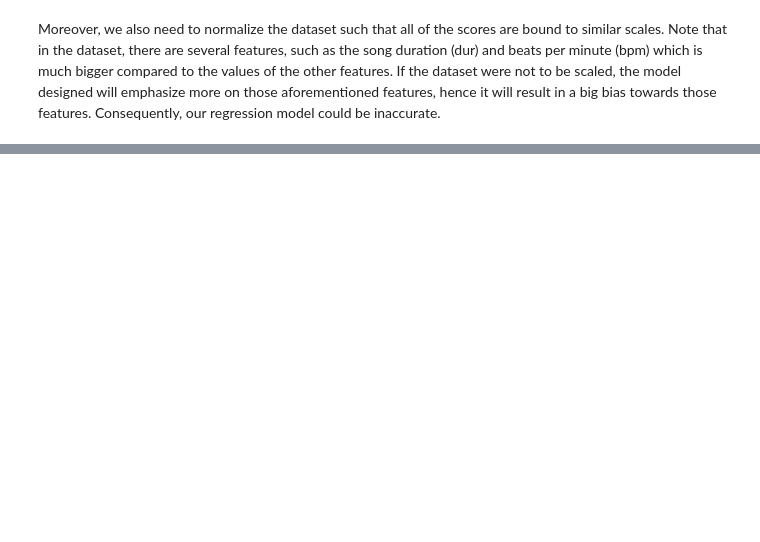
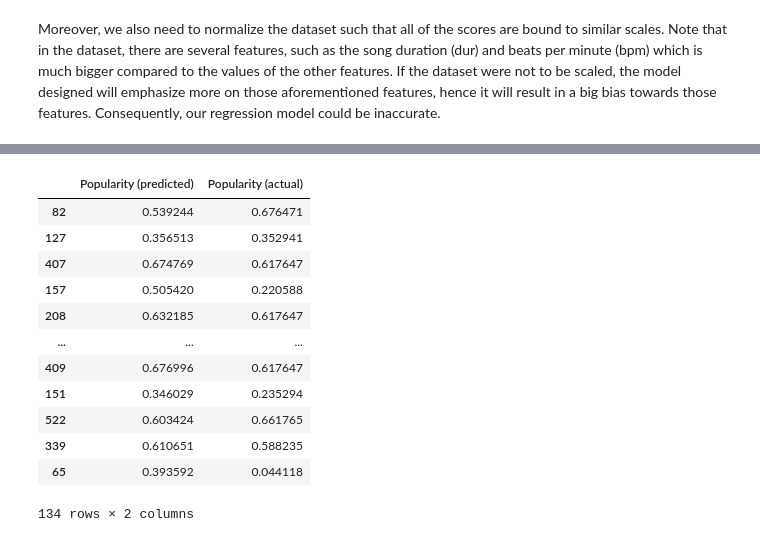
Before and after one commit to whenwe177/aids-final-project, a Jupyter notebook: ipynbs/combined_dataset.ipynb, the cells around one changed output, grey strips where cells are left out. Cells and saved outputs as stored; diff of their text form; code cells hidden in the pictures; blank space fills up the shorter version.

```diff
--- a/ipynbs/combined_dataset.ipynb
+++ b/ipynbs/combined_dataset.ipynb
@@ -302,0 +394,22 @@ Moreover, we also need to normalize the dataset such that all of the scores are
+# %%
+model = RandomForestRegressor(n_estimators=700)
+model.fit(X_train, y_train)
+
+y_pred = model.predict(X_test)
+Y_pred = model.predict(X_train)
+data = pd.DataFrame({'Popularity (predicted)': y_pred, 'Popularity (actual)': y_test, })
+data
+# %% [output]
+|  | Popularity (predicted) | Popularity (actual) |
+| 82 | 0.539244 | 0.676471 |
+| 127 | 0.356513 | 0.352941 |
+| 407 | 0.674769 | 0.617647 |
+| 157 | 0.505420 | 0.220588 |
+| 208 | 0.632185 | 0.617647 |
+| ... | ... | ... |
+| 409 | 0.676996 | 0.617647 |
+| 151 | 0.346029 | 0.235294 |
+| 522 | 0.603424 | 0.661765 |
+| 339 | 0.610651 | 0.588235 |
+| 65 | 0.393592 | 0.044118 |
+134 rows × 2 columns
```
Also changed, not shown: parts of 35 cells of this notebook.
